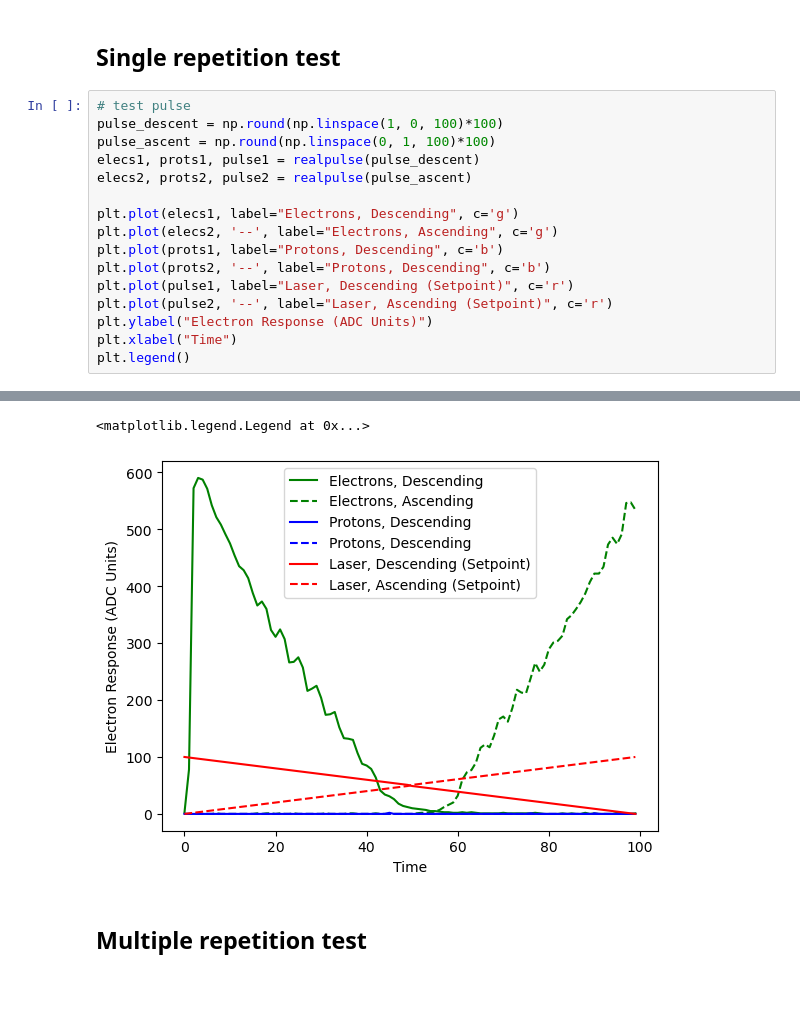
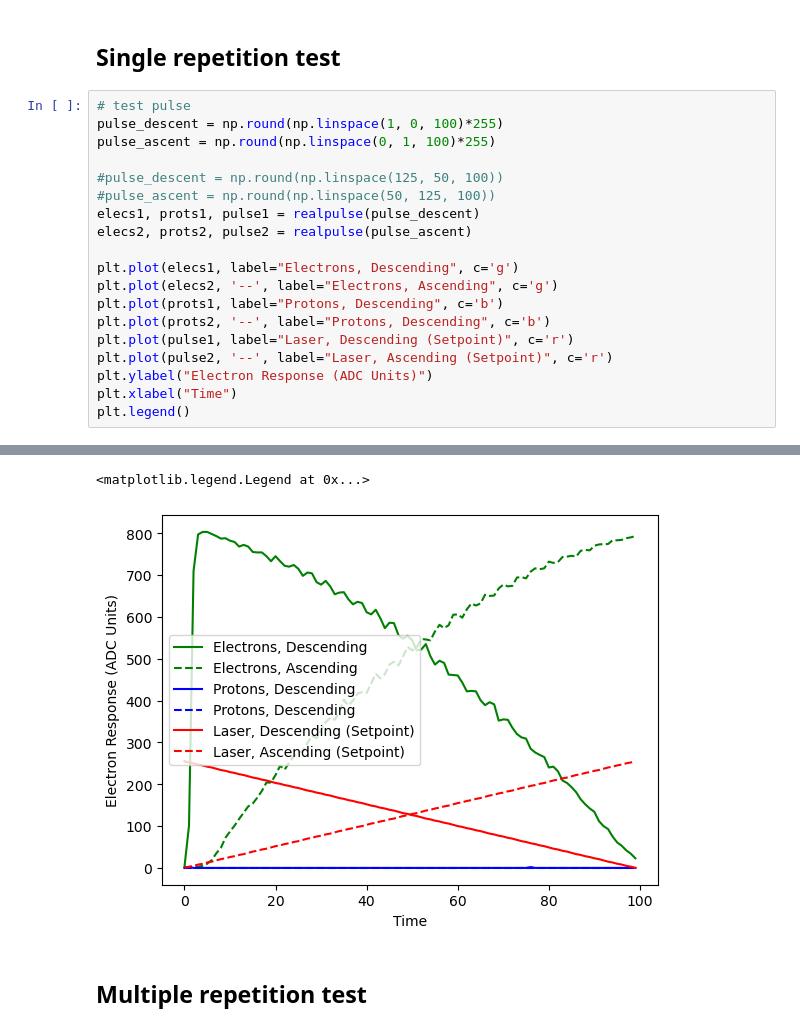
Before and after one commit to sfeister/dolphindaq, a Jupyter notebook: Jupyter/drafts/2024-08-26 Synchronous Control Loop.ipynb, the cells around one changed output, grey strips where cells are left out. Cells and saved outputs as stored; diff of their text form; blank space fills up the shorter version.

```diff
--- a/Jupyter/drafts/2024-08-26 Synchronous Control Loop.ipynb
+++ b/Jupyter/drafts/2024-08-26 Synchronous Control Loop.ipynb
@@ -159,8 +159,11 @@ def realpulse(pulse, reps=1, powers_set_CA=powers_set_CA, powers_RBV_CA=powers_R
 ## Single repetition test
 # %%
 # test pulse
-pulse_descent = np.round(np.linspace(1, 0, 100)*100)
-pulse_ascent = np.round(np.linspace(0, 1, 100)*100)
+pulse_descent = np.round(np.linspace(1, 0, 100)*255)
+pulse_ascent = np.round(np.linspace(0, 1, 100)*255)
+
+#pulse_descent = np.round(np.linspace(125, 50, 100))
+#pulse_ascent = np.round(np.linspace(50, 125, 100))
 elecs1, prots1, pulse1 = realpulse(pulse_descent)
 elecs2, prots2, pulse2 = realpulse(pulse_ascent)
 
@@ -179,5 +182,5 @@ Function realpulse took 0.0759 seconds
 <matplotlib.legend.Legend at 0x...>
-[figure, old version]
+[figure, new version]
 # %% [markdown]
 ## Multiple repetition test
 # %%
```
Also changed, not shown: parts of 3 cells of this notebook, 1 other file.
